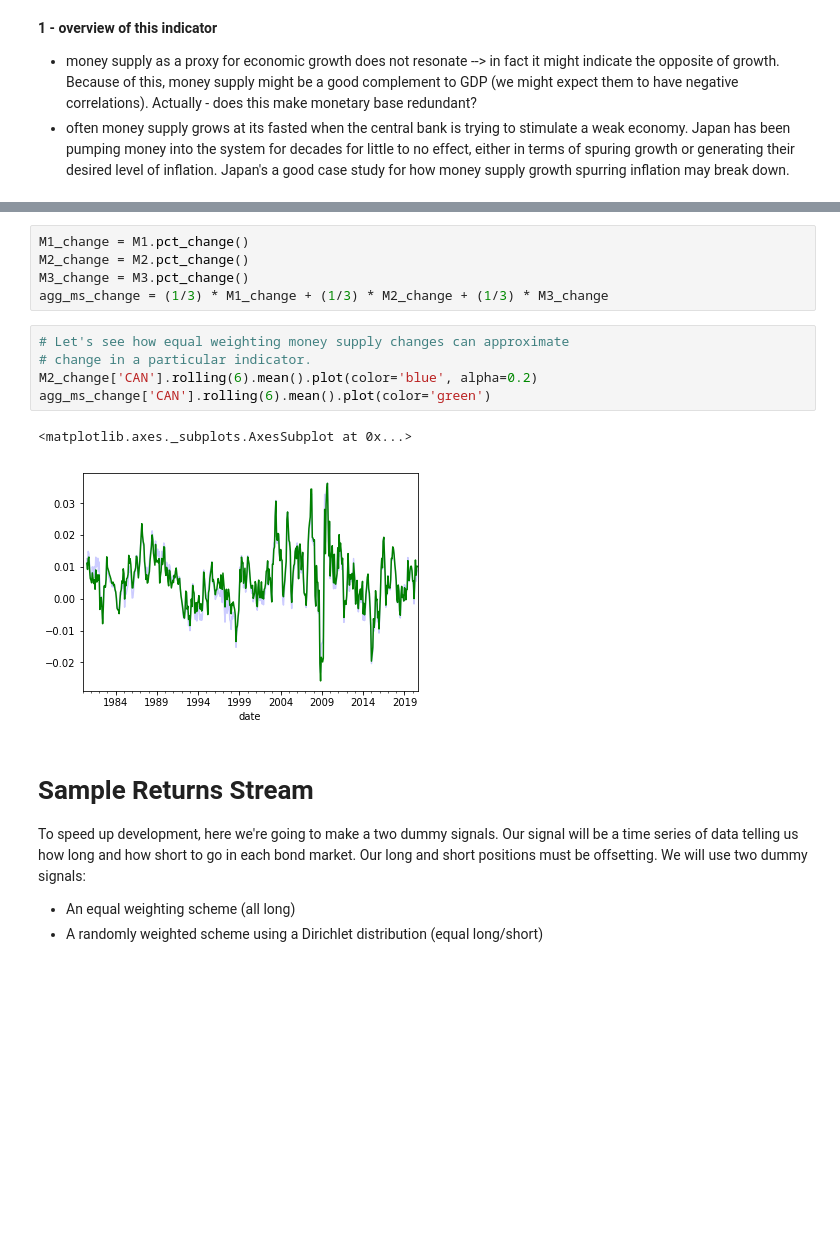
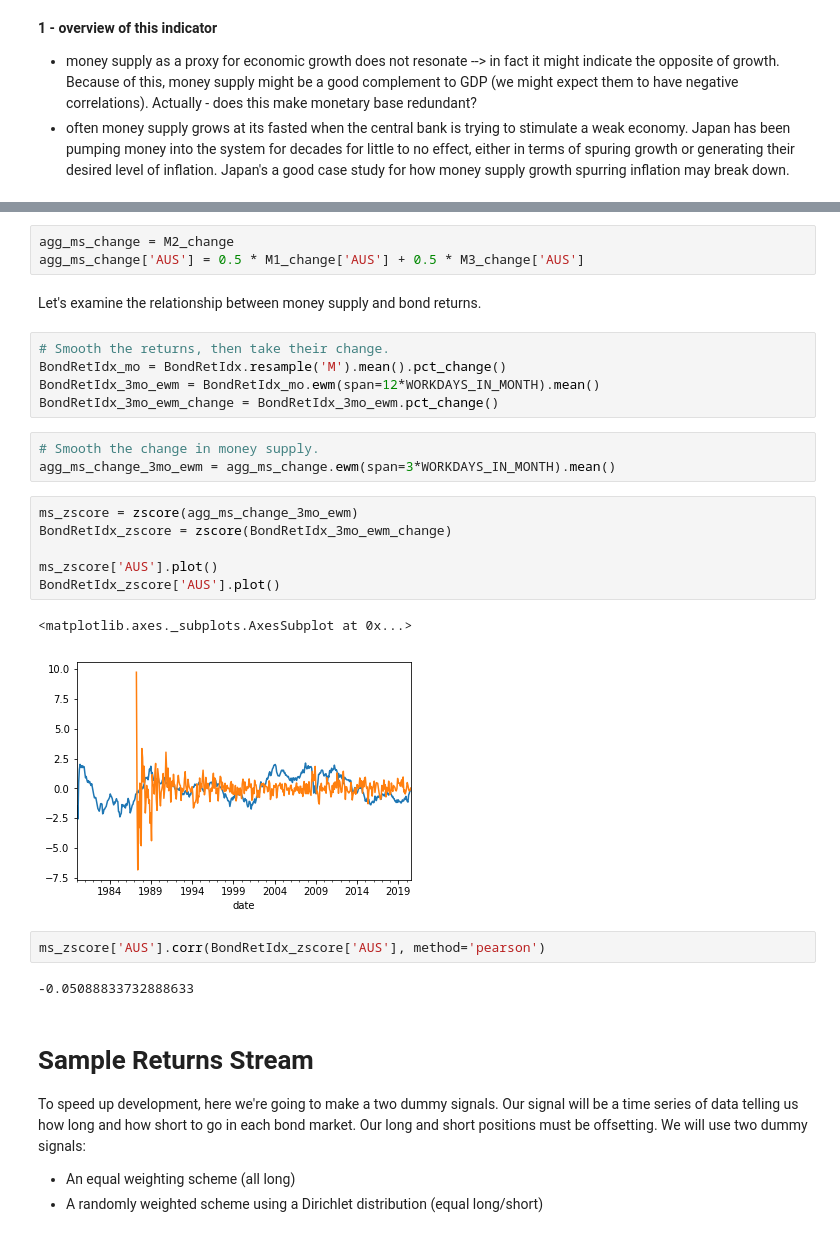
Before and after one commit to Mike-Huntress/Internship2020, a Jupyter notebook: SampleSignal/Investment System.ipynb, the cells around one changed output, grey strips where cells are left out. Saved outputs shown, nothing was run; the diff lists cells and outputs as text; blank space fills up the shorter version.

Commit message:
generating a single signal from one indicator

```diff
--- a/SampleSignal/Investment System.ipynb
+++ b/SampleSignal/Investment System.ipynb
@@ -179,16 +198,29 @@ Solution:
-# %%
-M1_change = M1.pct_change()
-M2_change = M2.pct_change()
-M3_change = M3.pct_change()
-agg_ms_change = (1/3) * M1_change + (1/3) * M2_change + (1/3) * M3_change
-# %%
-# Let's see how equal weighting money supply changes can approximate
-# change in a particular indicator.
-M2_change['CAN'].rolling(6).mean().plot(color='blue', alpha=0.2)
-agg_ms_change['CAN'].rolling(6).mean().plot(color='green')
-# %% [output]
-<matplotlib.axes._subplots.AxesSubplot at 0x...>
-[figure, removed]
+# %%
+agg_ms_change = M2_change
+agg_ms_change['AUS'] = 0.5 * M1_change['AUS'] + 0.5 * M3_change['AUS']
+# %% [markdown]
+Let's examine the relationship between money supply and bond returns.
+# %%
+# Smooth the returns, then take their change.
+BondRetIdx_mo = BondRetIdx.resample('M').mean().pct_change()
+BondRetIdx_3mo_ewm = BondRetIdx_mo.ewm(span=12*WORKDAYS_IN_MONTH).mean()
+BondRetIdx_3mo_ewm_change = BondRetIdx_3mo_ewm.pct_change()
+# %%
+# Smooth the change in money supply.
+agg_ms_change_3mo_ewm = agg_ms_change.ewm(span=3*WORKDAYS_IN_MONTH).mean()
+# %%
+ms_zscore = zscore(agg_ms_change_3mo_ewm)
+BondRetIdx_zscore = zscore(BondRetIdx_3mo_ewm_change)
+
+ms_zscore['AUS'].plot()
+BondRetIdx_zscore['AUS'].plot()
+# %% [output]
+<matplotlib.axes._subplots.AxesSubplot at 0x...>
+[figure, added]
+# %%
+ms_zscore['AUS'].corr(BondRetIdx_zscore['AUS'], method='pearson')
+# %% [output]
+-0.05088833732888633
 # %% [markdown]
 # Sample Returns Stream
 To speed up development, here we're going to make a two dummy signals. Our signal will be a time series of data telling us how long and how short to go in each bond market. Our long and short positions must be offsetting. We will use two dummy signals:
```
Also changed, not shown: parts of 11 cells of this notebook.
